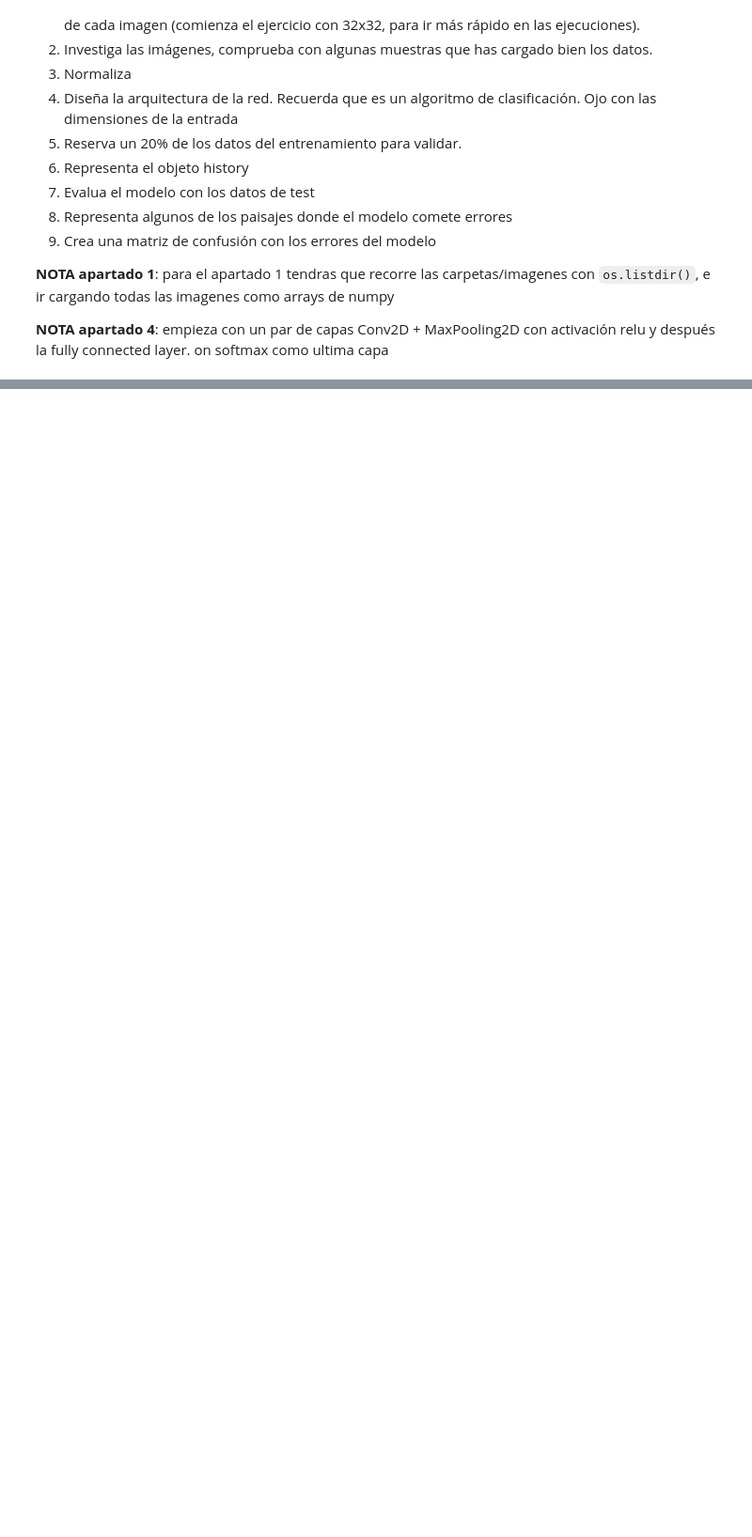
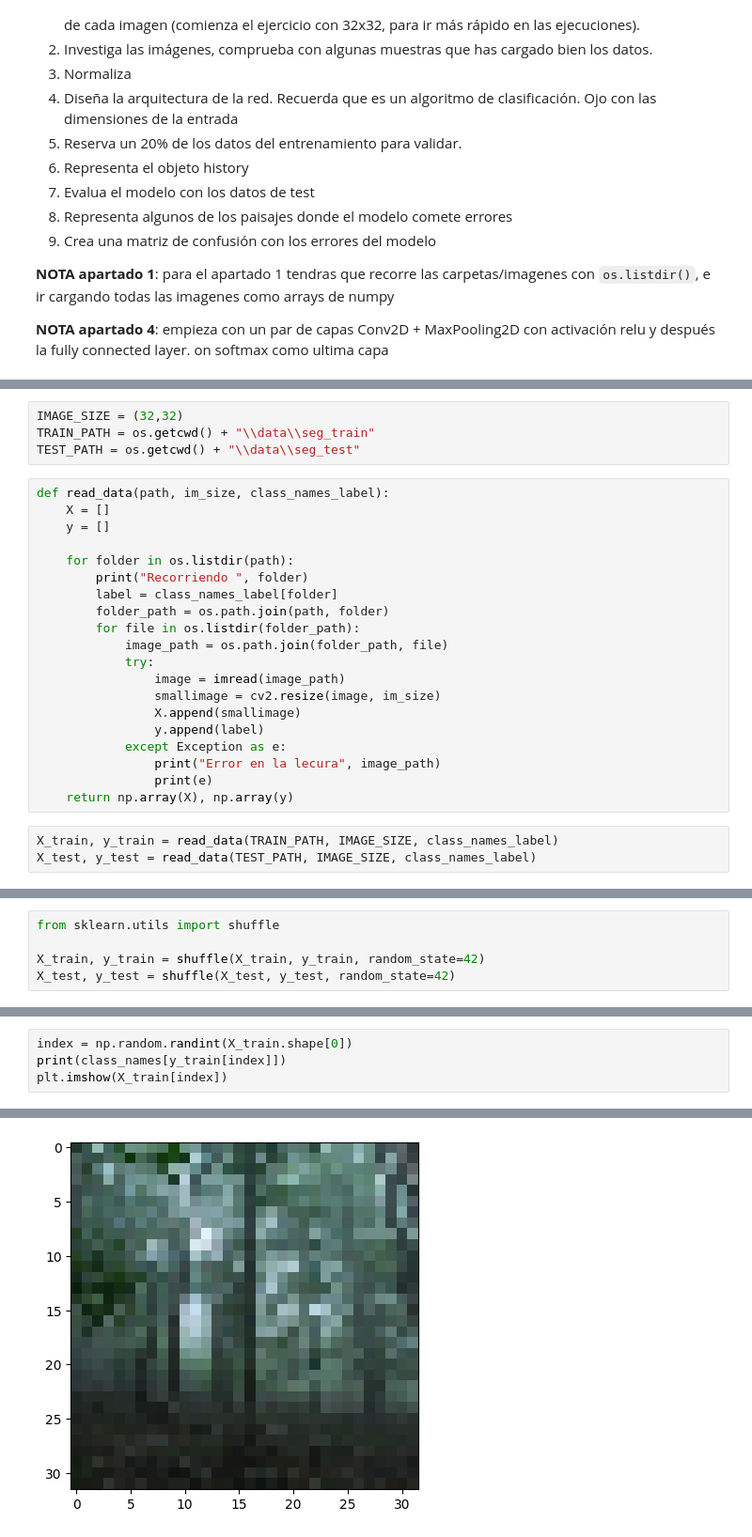
Before and after one commit to MNievas12/2409_dsft_thebridge, a Jupyter notebook: 3-Machine_Learning/3-Deep_Learning/3-ComputerVision/1-Redes_Convolucionales/ejercicios/Clasificador_paisajes.ipynb, the cells around one changed output, grey strips where cells are left out. Shown at 94% size. Saved outputs shown, nothing was run; the diff lists cells and outputs as text; blank space fills up the shorter version.

```diff
--- a/3-Machine_Learning/3-Deep_Learning/3-ComputerVision/1-Redes_Convolucionales/ejercicios/Clasificador_paisajes.ipynb
+++ b/3-Machine_Learning/3-Deep_Learning/3-ComputerVision/1-Redes_Convolucionales/ejercicios/Clasificador_paisajes.ipynb
@@ -16,0 +50,27 @@ Para este ejercicio vas a crear un clasificador automático de paisajes. Los dat
+# %%
+IMAGE_SIZE = (32,32)
+TRAIN_PATH = os.getcwd() + "\\data\\seg_train"
+TEST_PATH = os.getcwd() + "\\data\\seg_test"
+# %%
+def read_data(path, im_size, class_names_label):
+    X = []
+    y = []
+
+    for folder in os.listdir(path):
+        print("Recorriendo ", folder)
+        label = class_names_label[folder]
+        folder_path = os.path.join(path, folder)
+        for file in os.listdir(folder_path):
+            image_path = os.path.join(folder_path, file)
+            try:
+                image = imread(image_path)
+                smallimage = cv2.resize(image, im_size)
+                X.append(smallimage)
+                y.append(label)
+            except Exception as e:
+                print("Error en la lecura", image_path)
+                print(e)
+    return np.array(X), np.array(y)
+# %%
+X_train, y_train = read_data(TRAIN_PATH, IMAGE_SIZE, class_names_label)
+X_test, y_test = read_data(TEST_PATH, IMAGE_SIZE, class_names_label)
@@ -16,0 +128,5 @@ Para este ejercicio vas a crear un clasificador automático de paisajes. Los dat
+# %%
+from sklearn.utils import shuffle
+
+X_train, y_train = shuffle(X_train, y_train, random_state=42)
+X_test, y_test = shuffle(X_test, y_test, random_state=42)
@@ -16,0 +141,5 @@ Para este ejercicio vas a crear un clasificador automático de paisajes. Los dat
+# %%
+index = np.random.randint(X_train.shape[0])
+print(class_names[y_train[index]])
+plt.imshow(X_train[index])
+# %% [output]
@@ -16,0 +148 @@ Para este ejercicio vas a crear un clasificador automático de paisajes. Los dat
+[figure, added]
```
Also changed, not shown: parts of 45 cells of this notebook.
